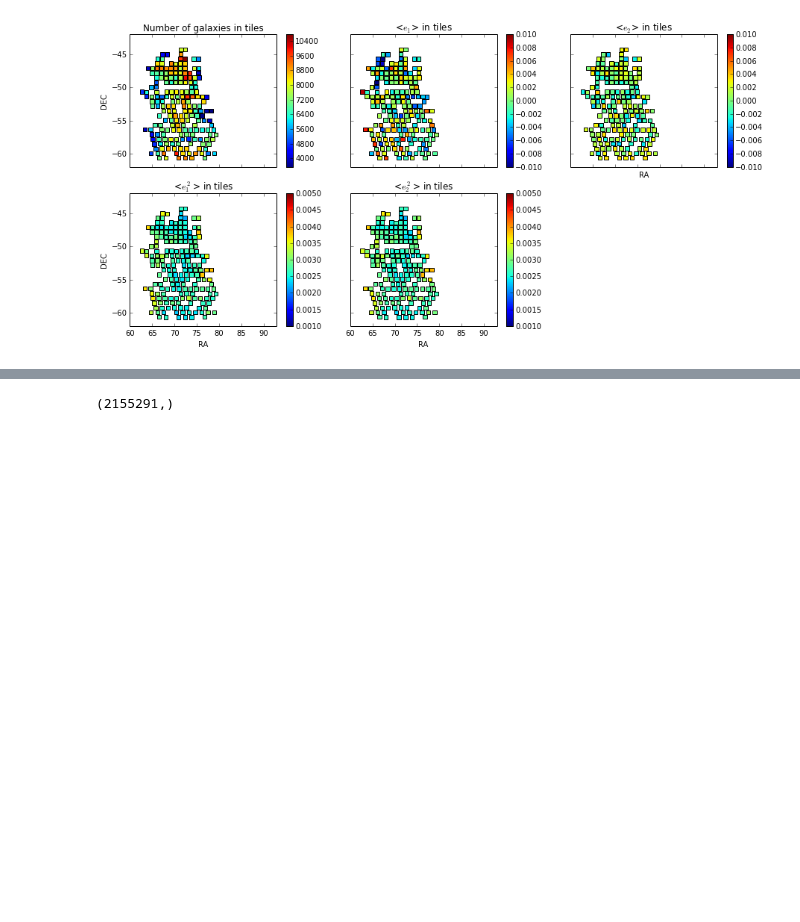
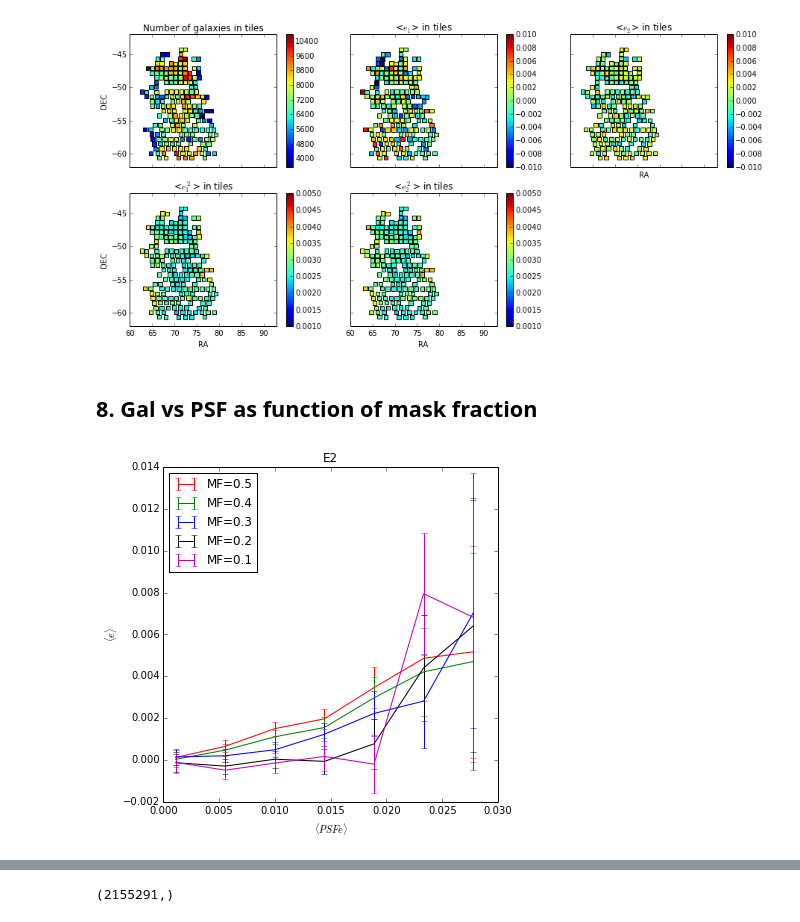
Before and after one commit to vvinuv/ipynb, a Jupyter notebook: im3shape_v7.ipynb, the cells around one changed output, grey strips where cells are left out. Drawn from its saved outputs; the diff is of its cells as text; code cells hidden in the pictures; blank space fills up the shorter version.

Commit message:
Added psf vs galaxy for different mask fraction v7

```diff
--- a/im3shape_v7.ipynb
+++ b/im3shape_v7.ipynb
@@ -70,6 +70,8 @@ print 'Mask fraction < 0.2 :%.2e %.2e'%(im3_mf_0p2['im3shape_r_e1'].mean(), im3_
 # of objects: total = 1869787, mask fraction < 0.2 1072278
 No mask fraction : -9.39e-05 1.04e-03
 Mask fraction < 0.2 :-5.48e-04 -7.15e-05
+# %%
+im3_mf_0p1 = im3[(im3['mask_fraction'] < 0.1)]
 # %% [markdown]
 ### 3a. Plotting $<e_1>$ and $<e_2>$ vs Mask fraction
 # %%
@@ -160,3 +162,13 @@ Removed tiles <e1> = 3.9484e-05 <e2> = 4.0304e-04
 [figure]
 [figure]
 [figure]
+# %% [markdown]
+## 8. Gal vs PSF as function of mask fraction
+# %%
+reload(bas)
+for tim3, color, mf in zip([im3, im3_mf_0p4, im3_mf_0p3, im3_mf_0p2, im3_mf_0p1], ['r', 'g', 'b', 'k', 'm'],
+                              [0.5, 0.4, 0.3, 0.2, 0.1]):
+   bas.plot_psf(abs(tim3['im3shape_r_psf_e2_sky_mean']), tim3['im3shape_r_e2'], -0.01, 0.03, 10,
+                'MF=%.1f'%mf, color, 'E2')
+# %% [output]
+[figure, added]
```
Also changed, not shown: parts of 2 cells of this notebook.
